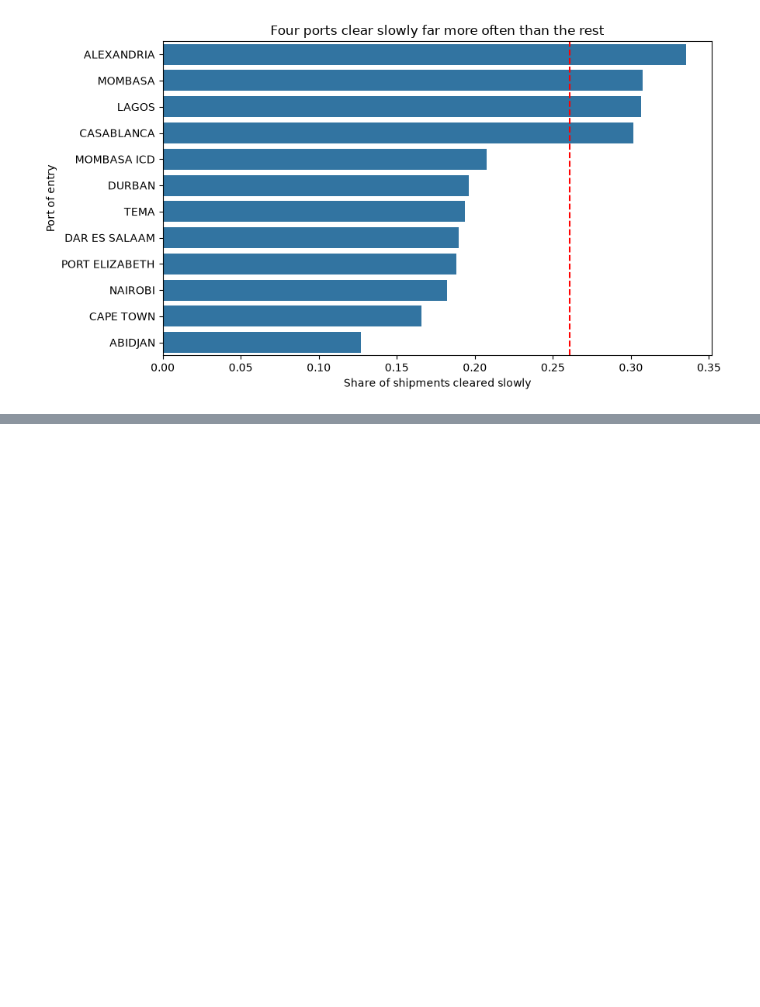
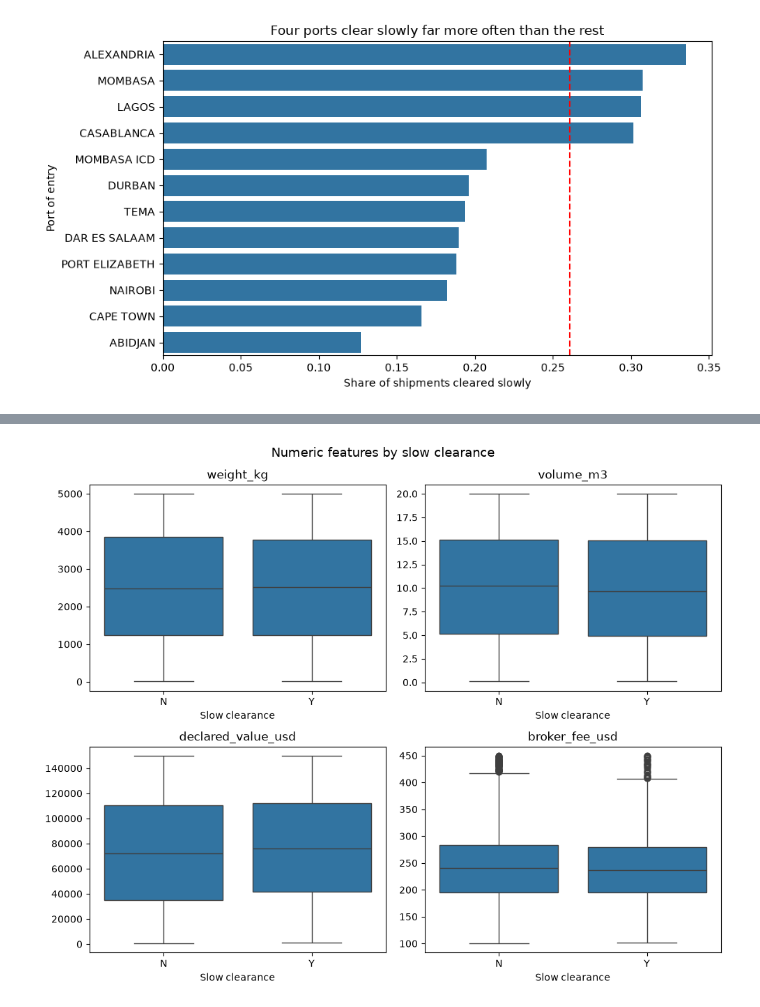
Before and after one commit to oraregreg/Customs_Compliance_Risk_Prediction, a Jupyter notebook: 03_EDA.ipynb, the cells around one changed output, grey strips where cells are left out. Cells and saved outputs as stored; diff of their text form; code cells hidden in the pictures; blank space fills up the shorter version.

```diff
--- a/03_EDA.ipynb
+++ b/03_EDA.ipynb
@@ -135,0 +235,22 @@ plt.show()
+# %%
+# CHART 6: Numeric features by slow clearance
+# Question: do weight, volume, declared value or broker fee differ between slow and not-slow shipments?
+# Method: loop draws one boxplot per column in a 2 x 2 grid
+
+numeric_cols = ["weight_kg", "volume_m3", "declared_value_usd", "broker_fee_usd"]
+
+fig, axes = plt.subplots(2, 2, figsize=(10, 8))
+axes = axes.flatten()
+
+for ax, col in zip(axes, numeric_cols):
+    sns.boxplot(data=df, x="slow_clearance", y=col, order=["N", "Y"], ax=ax, color="tab:blue")
+    ax.set_title(col)
+    ax.set_xlabel("Slow clearance")
+    ax.set_ylabel("")
+
+fig.suptitle("Numeric features by slow clearance", fontsize=13)
+plt.tight_layout()
+plt.savefig("images/06_numeric_by_slow.png", dpi=150, bbox_inches="tight")
+plt.show()
+# %% [output]
+[figure, added]
```
Also changed, not shown: parts of 16 cells of this notebook.
